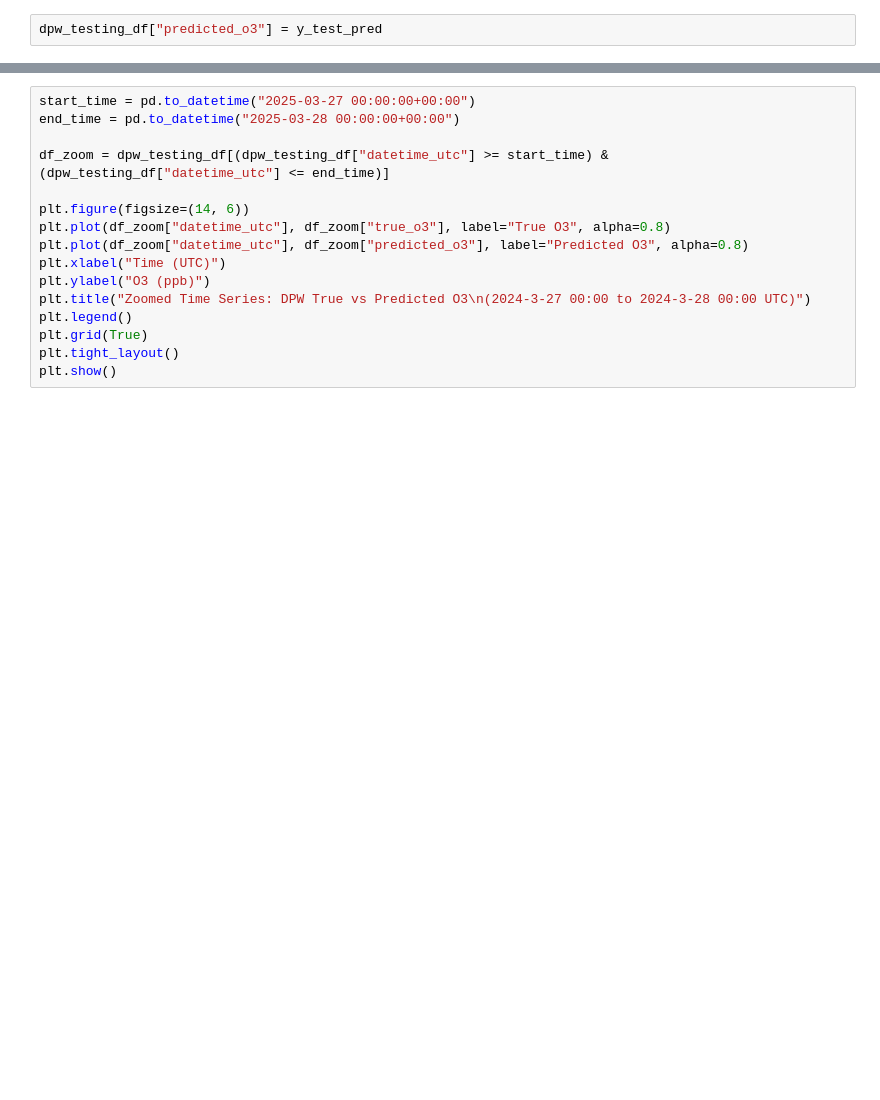
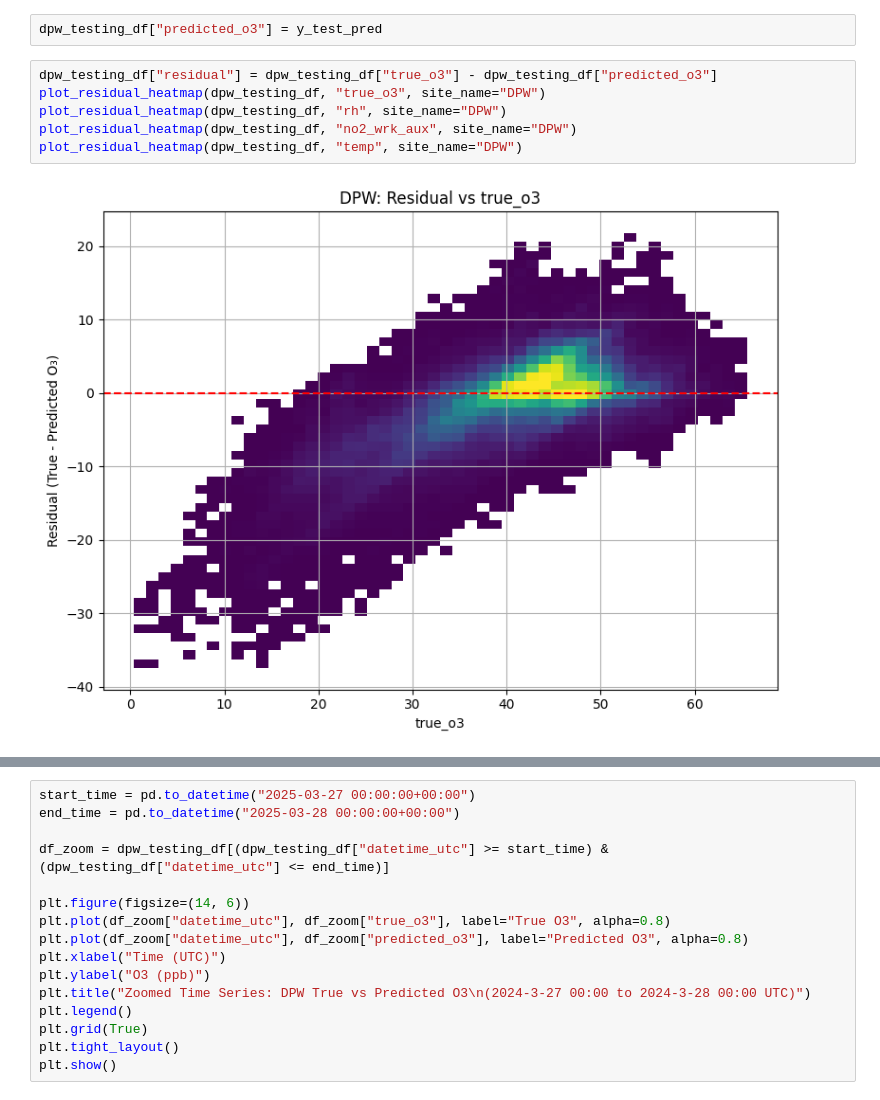
Before and after one commit to jacklardner/beacon-to-modulair-ozone, a Jupyter notebook: models.ipynb, the cells around one changed output, grey strips where cells are left out. Saved outputs shown, nothing was run; the diff lists cells and outputs as text; blank space fills up the shorter version.

```diff
--- a/models.ipynb
+++ b/models.ipynb
@@ -307,3 +347,11 @@ Testing R^2: 0.655
 [figure]
 # %%
 dpw_testing_df["predicted_o3"] = y_test_pred
+# %%
+dpw_testing_df["residual"] = dpw_testing_df["true_o3"] - dpw_testing_df["predicted_o3"]
+plot_residual_heatmap(dpw_testing_df, "true_o3", site_name="DPW")
+plot_residual_heatmap(dpw_testing_df, "rh", site_name="DPW")
+plot_residual_heatmap(dpw_testing_df, "no2_wrk_aux", site_name="DPW")
+plot_residual_heatmap(dpw_testing_df, "temp", site_name="DPW")
+# %% [output]
+[figure, added]
```
Also changed, not shown: parts of 4 cells of this notebook.
